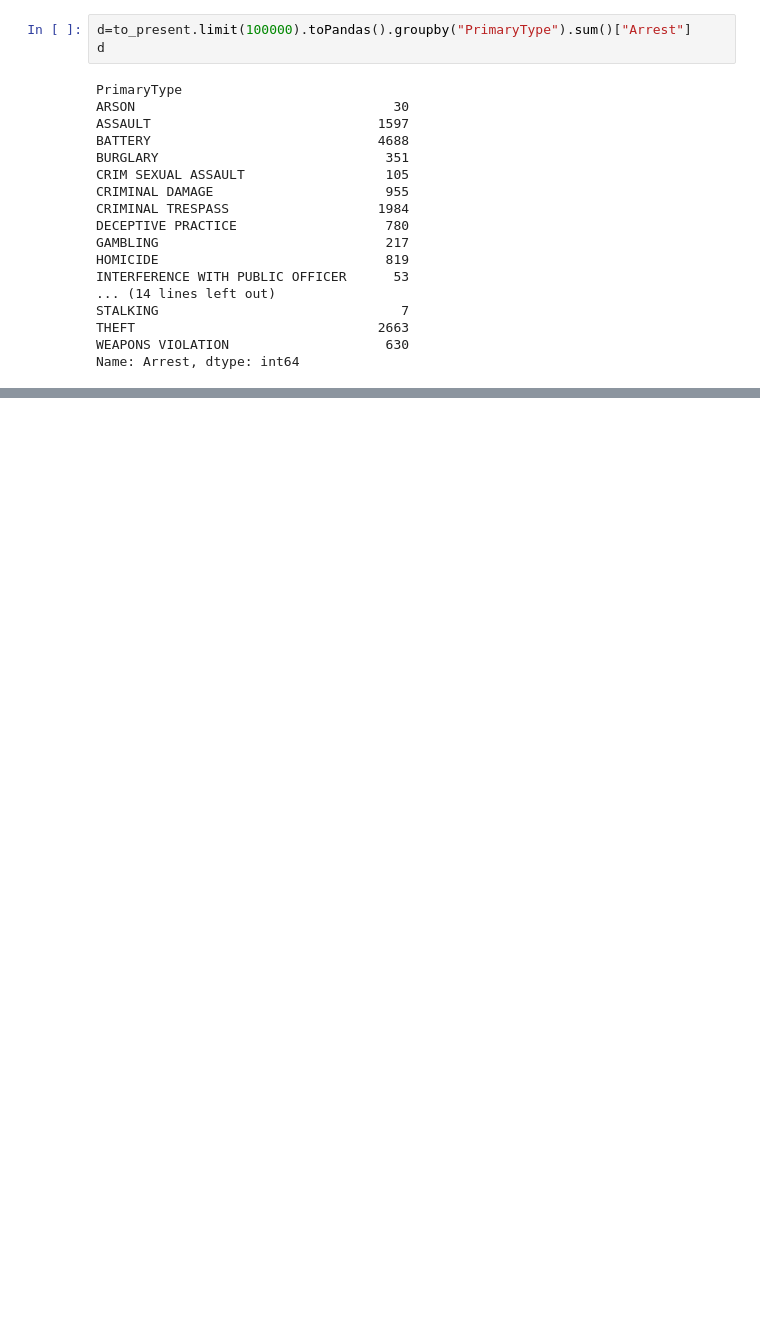
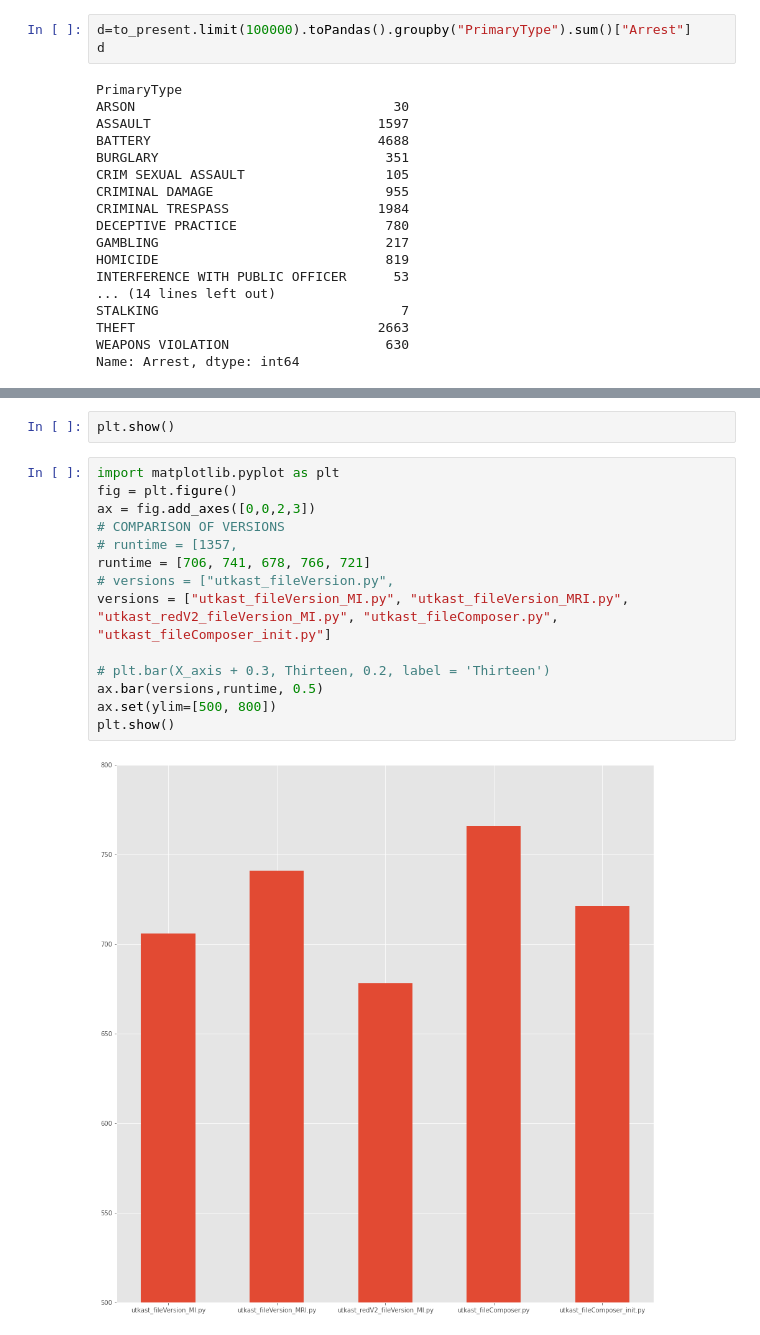
Before and after one commit to Mintra99/chicago-crime-hadoop, a Jupyter notebook: kladd.ipynb, the cells around one changed output, grey strips where cells are left out. Cells and saved outputs as stored; diff of their text form; blank space fills up the shorter version.

```diff
--- a/kladd.ipynb
+++ b/kladd.ipynb
@@ -129,0 +184,19 @@ plt.show()
+# %%
+plt.show()
+# %%
+import matplotlib.pyplot as plt
+fig = plt.figure()
+ax = fig.add_axes([0,0,2,3])
+# COMPARISON OF VERSIONS
+# runtime = [1357,
+runtime = [706, 741, 678, 766, 721]
+# versions = ["utkast_fileVersion.py",
+versions = ["utkast_fileVersion_MI.py", "utkast_fileVersion_MRI.py",
+"utkast_redV2_fileVersion_MI.py", "utkast_fileComposer.py", "utkast_fileComposer_init.py"]
+
+# plt.bar(X_axis + 0.3, Thirteen, 0.2, label = 'Thirteen')
+ax.bar(versions,runtime, 0.5)
+ax.set(ylim=[500, 800])
+plt.show()
+# %% [output]
+[figure, added]
```
Also changed, not shown: parts of 11 cells of this notebook, 11 other files.
